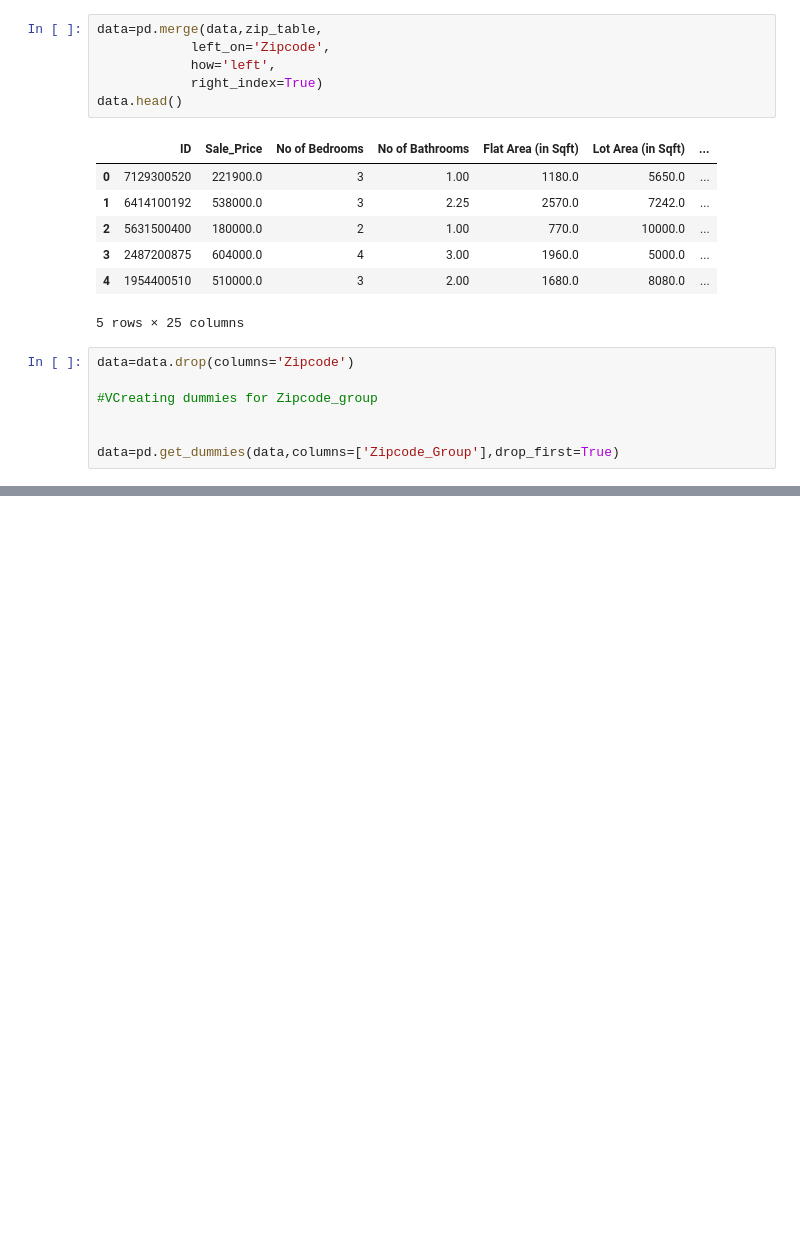
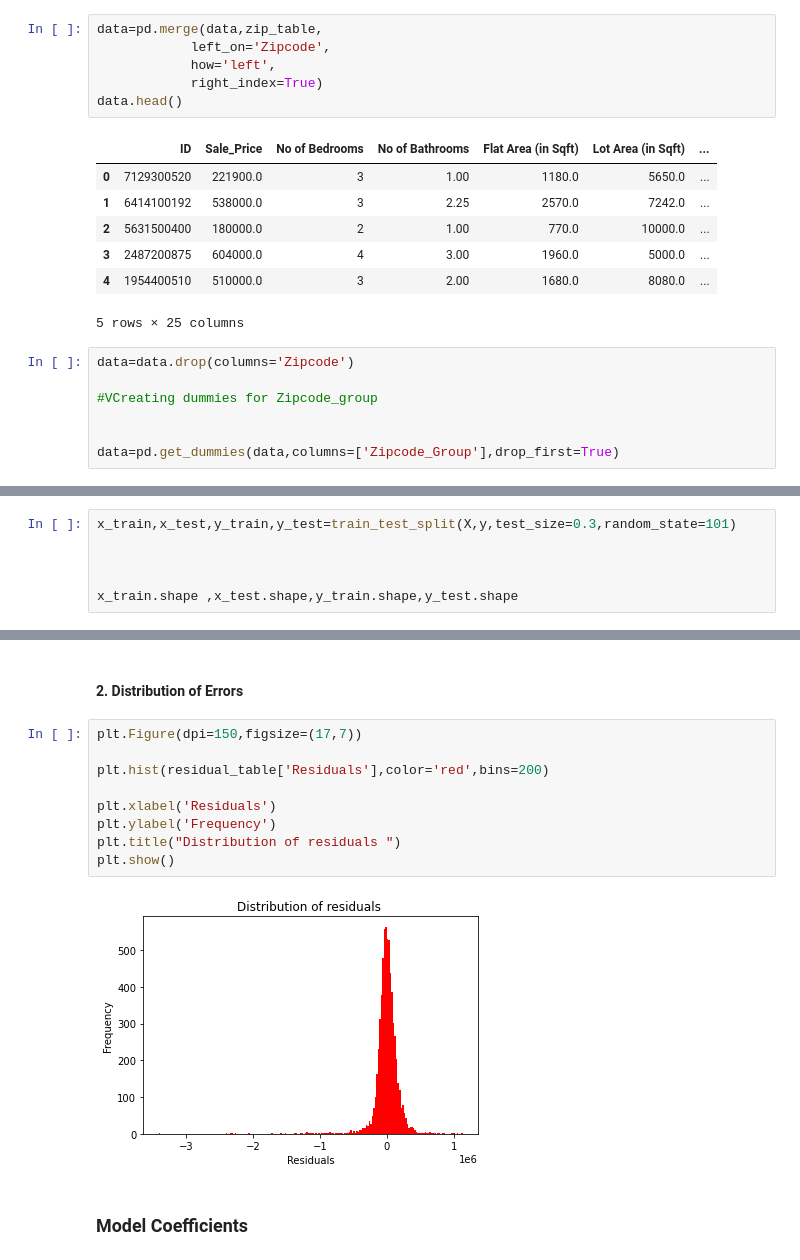
Before and after one commit to VelampalepuRohitAnjaniKumar/Machine-Learning-, a Jupyter notebook: Linear Regression/Linear Regression Model.ipynb, the cells around one changed output, grey strips where cells are left out. Saved outputs shown, nothing was run; the diff lists cells and outputs as text; blank space fills up the shorter version.

```diff
--- a/Linear Regression/Linear Regression Model.ipynb
+++ b/Linear Regression/Linear Regression Model.ipynb
@@ -363,0 +528,6 @@ data.head()
+# %%
+x_train,x_test,y_train,y_test=train_test_split(X,y,test_size=0.3,random_state=101)
+
+
+
+x_train.shape ,x_test.shape,y_train.shape,y_test.shape
@@ -363,0 +587,15 @@ data.head()
+# %% [markdown]
+#### 2. Distribution of Errors
+# %%
+plt.Figure(dpi=150,figsize=(17,7))
+
+plt.hist(residual_table['Residuals'],color='red',bins=200)
+
+plt.xlabel('Residuals')
+plt.ylabel('Frequency')
+plt.title("Distribution of residuals ")
+plt.show()
+# %% [output]
+[figure, added]
+# %% [markdown]
+### Model Coefficients
```
Also changed, not shown: parts of 43 cells of this notebook.
